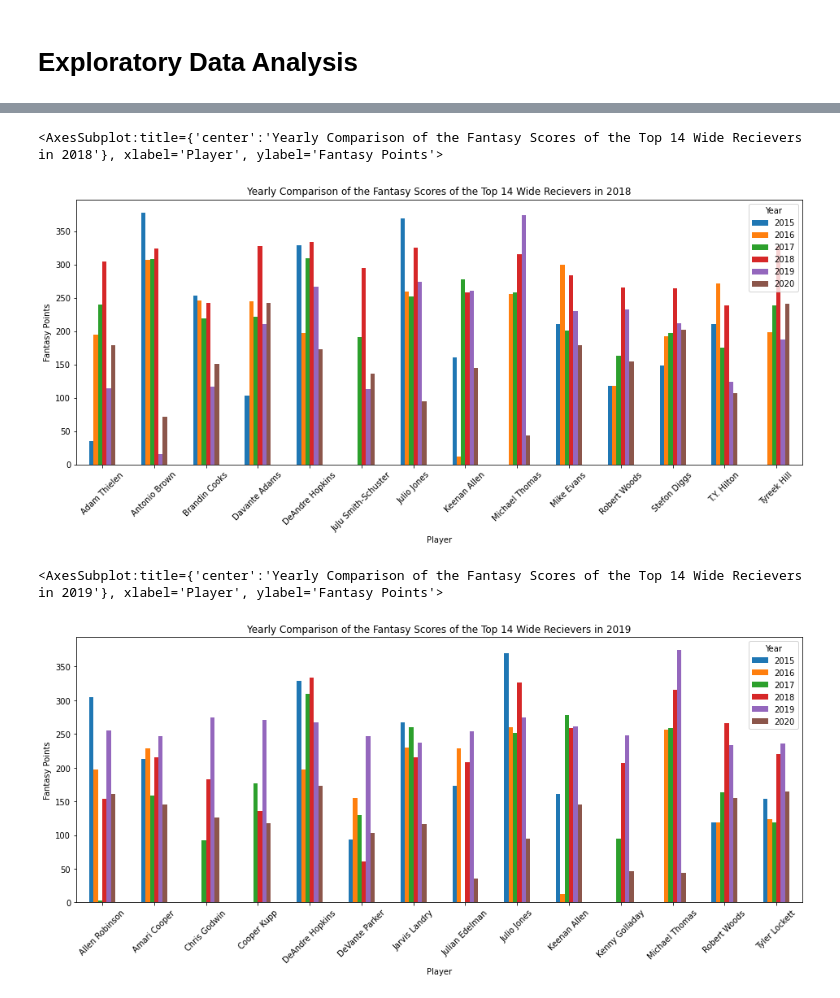
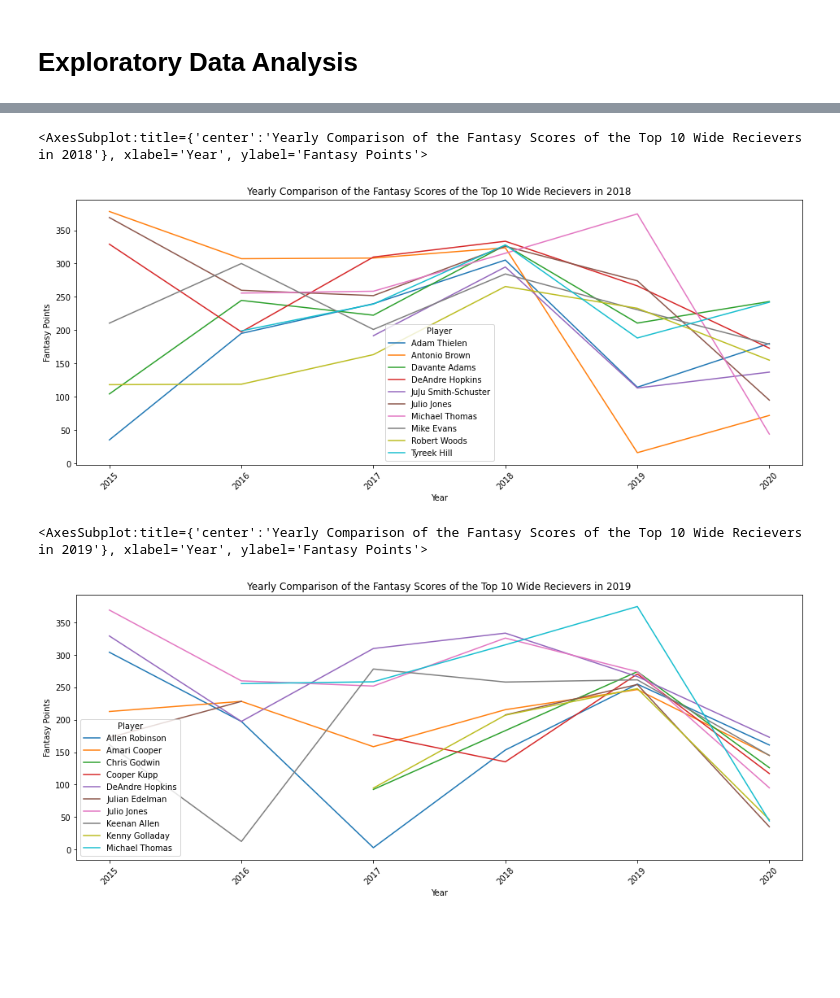
Before and after one commit to Kaathihan/Yearly-Fantasy-Football-Analysis, a Jupyter notebook: NFL_Fantasy_Jupyter.ipynb, the cells around one changed output, grey strips where cells are left out. Cells and saved outputs as stored; diff of their text form; code cells hidden in the pictures; blank space fills up the shorter version.

```diff
--- a/NFL_Fantasy_Jupyter.ipynb
+++ b/NFL_Fantasy_Jupyter.ipynb
@@ -333,23 +411,23 @@ WR_2017_pivot.plot(kind='bar',figsize=(16,6),ylabel="Fantasy Points", rot=45, ti
 # %%
-# find top 14 wide receivers of 2018
-top_WR_2018 = WR_yearly[3][:14].Player
+# find top 10 wide receivers of 2018
+top_WR_2018 = WR_yearly[3][:10].Player
 top_WR_2018 = WR_all_years.loc[top_WR_2018]
 
-# create a pivot table to store the 2018 top 14 players' scores throughout 2015-2020
-WR_2018_pivot = pd.pivot_table(top_WR_2018, values='FantasyPoints',index='Player', columns=['Year'])
-WR_2018_pivot.plot(kind='bar',figsize=(16,6),ylabel="Fantasy Points", rot=45, title="Yearly Comparison of the Fantasy Scores of the Top 14 Wide Recievers in 2018")
+# create a pivot table to store the 2018 top 10 players' scores throughout 2015-2020
+WR_2018_pivot = pd.pivot_table(top_WR_2018, values='FantasyPoints',index='Year', columns=['Player'])
+WR_2018_pivot.plot(kind='line',figsize=(16,6),ylabel="Fantasy Points", rot=45, title="Yearly Comparison of the Fantasy Scores of the Top 10 Wide Recievers in 2018")
 # %% [output]
-<AxesSubplot:title={'center':'Yearly Comparison of the Fantasy Scores of the Top 14 Wide Recievers in 2018'}, xlabel='Player', ylabel='Fantasy Points'>
+<AxesSubplot:title={'center':'Yearly Comparison of the Fantasy Scores of the Top 10 Wide Recievers in 2018'}, xlabel='Year', ylabel='Fantasy Points'>
-[figure, old version]
+[figure, new version]
 # %%
-# find top 14 wide receivers of 2019
-top_WR_2019 = WR_yearly[4][:14].Player
+# find top 10 wide receivers of 2019
+top_WR_2019 = WR_yearly[4][:10].Player
 top_WR_2019 = WR_all_years.loc[top_WR_2019]
 
-# create a pivot table to store the 2019 top 14 players' scores throughout 2015-2020
-WR_2019_pivot = pd.pivot_table(top_WR_2019, values='FantasyPoints',index='Player', columns=['Year'])
-WR_2019_pivot.plot(kind='bar',figsize=(16,6),ylabel="Fantasy Points", rot=45, title="Yearly Comparison of the Fantasy Scores of the Top 14 Wide Recievers in 2019")
+# create a pivot table to store the 2019 top 10 players' scores throughout 2015-2020
+WR_2019_pivot = pd.pivot_table(top_WR_2019, values='FantasyPoints',index='Year', columns=['Player'])
+WR_2019_pivot.plot(kind='line',figsize=(16,6),ylabel="Fantasy Points", rot=45, title="Yearly Comparison of the Fantasy Scores of the Top 10 Wide Recievers in 2019")
 # %% [output]
-<AxesSubplot:title={'center':'Yearly Comparison of the Fantasy Scores of the Top 14 Wide Recievers in 2019'}, xlabel='Player', ylabel='Fantasy Points'>
+<AxesSubplot:title={'center':'Yearly Comparison of the Fantasy Scores of the Top 10 Wide Recievers in 2019'}, xlabel='Year', ylabel='Fantasy Points'>
-[figure, old version]
+[figure, new version]
 # %%
```
Also changed, not shown: parts of 57 cells of this notebook.
